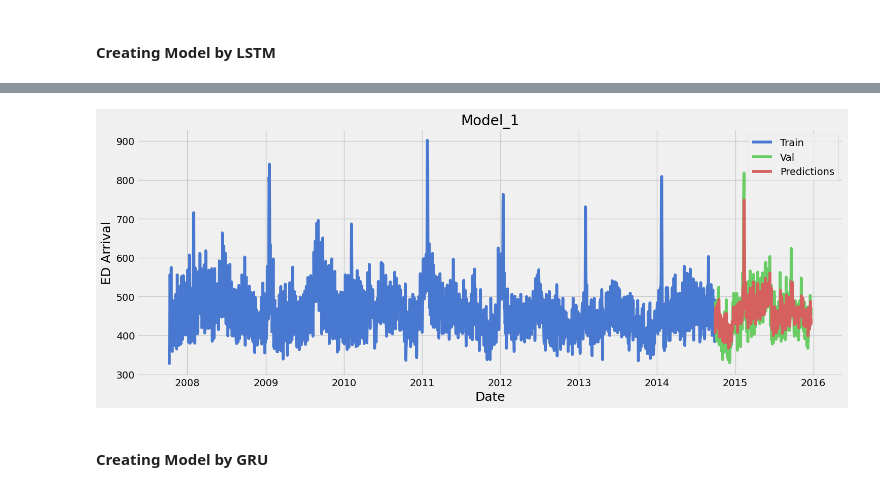
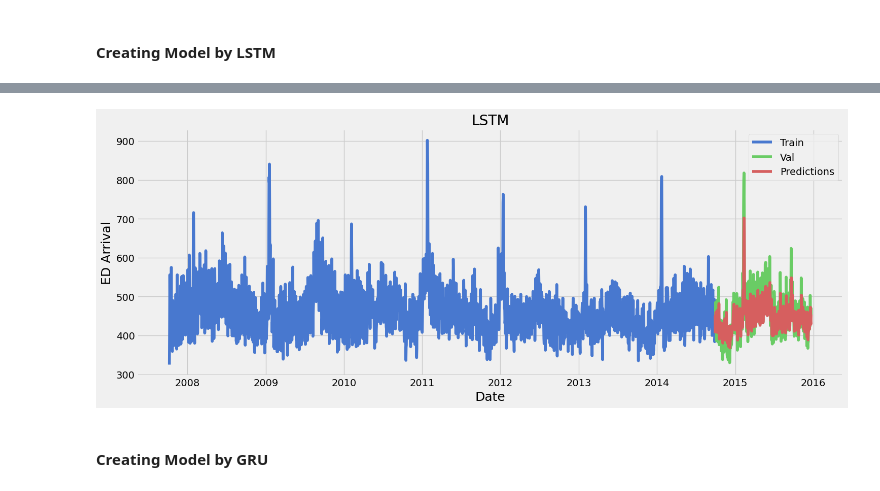
Before and after one commit to wujinja-cgu/Time-Series-Analysis, a Jupyter notebook: Google Stock Prediction With RNN.ipynb, the cells around one changed output, grey strips where cells are left out. Saved outputs shown, nothing was run; the diff lists cells and outputs as text; code cells hidden in the pictures.

```diff
--- a/Google Stock Prediction With RNN.ipynb
+++ b/Google Stock Prediction With RNN.ipynb
@@ -168,9 +166,0 @@ plt.show()
-# %%
-# Subplot
-features = ['No']
-fig  = plt.subplots(nrows = 3, ncols = 3,figsize = (15,10))
-for i in range(len(features)) :
-    plt.subplot(2,5,i+1)
-    ax = sns.boxplot(df[features[i]], color="#75f8f2")
-
-plt.show()
@@ -184,7 +172,7 @@ plt.style.use("fivethirtyeight")
 df1= df.copy()
 # %%
 # Checking and choosing the best time step
-ma_days = [5, 10, 20, 30, 60]
+ma_days = [5, 10, 15, 20, 25, 30, 40, 50, 60]
 
 for MA in ma_days:
     column_name = f"MA in {MA} days"
@@ -192,11 +180,15 @@ for MA in ma_days:
 
 plt.figure(figsize=(12,10))
 
-plt.plot(df1['DATE'],df1['No'],label='close')
+plt.plot(df1['DATE'],df1['No'],label='ED daily Arrival')
 plt.plot(df1['DATE'],df1['MA in 5 days'],label= '5 days')
 plt.plot(df1['DATE'],df1['MA in 10 days'],label= '10 days')
+plt.plot(df1['DATE'],df1['MA in 15 days'],label= '15 days')
 plt.plot(df1['DATE'],df1['MA in 20 days'],label= '20 days')
+plt.plot(df1['DATE'],df1['MA in 25 days'],label= '25 days')
 plt.plot(df1['DATE'],df1['MA in 30 days'],label= '30 days')
+plt.plot(df1['DATE'],df1['MA in 40 days'],label= '40 days')
+plt.plot(df1['DATE'],df1['MA in 50 days'],label= '50 days')
 plt.plot(df1['DATE'],df1['MA in 60 days'],label= '60 days')
 plt.legend()
 plt.show()
@@ -255,7 +247,7 @@ Length of 85% of Dataset is  2547  Therefore, the test data length is  449
 
 train = scaled[0:int(new_dataset_length), :]
 
-time_step = 20
+time_step = 5
 
 X_train = []
 y_train = []
@@ -376,20 +359,20 @@ plt.style.use("seaborn-v0_8-muted")
 # %%
 # Create train and val data from DataFrame
 train = df2.filter(['No'])[:new_dataset_length]
 valid = df2.filter(['No'])[new_dataset_length:]
 valid['Predictions1'] = predictions1
 
 # Visualizing the data
 plt.figure(figsize=(16,6))
-plt.title('Model_1')
+plt.title('LSTM')
 plt.xlabel('Date', fontsize=18)
 plt.ylabel('ED Arrival', fontsize=18)
 plt.plot(df1['DATE'].iloc[:2547],train['No'])
 plt.plot(df1['DATE'].iloc[2547:],valid[['No', 'Predictions1']])
 plt.legend(['Train', 'Val', 'Predictions'], loc='best')
 plt.show()
 # %% [output]
-[figure, old version]
+[figure, new version]
 # %% [markdown]
 #### Creating Model by GRU
 # %%
```
Also changed, not shown: parts of 18 cells of this notebook.
